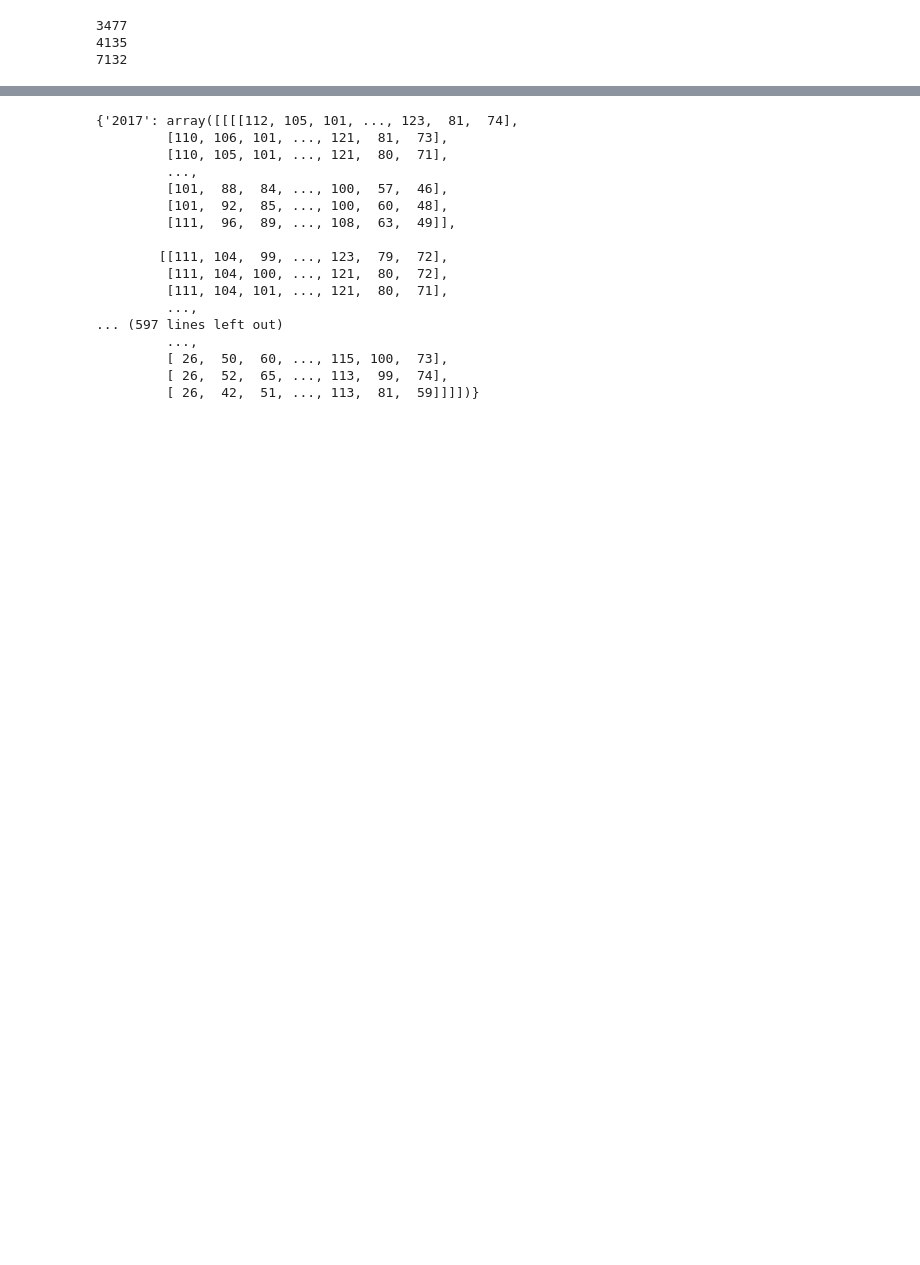
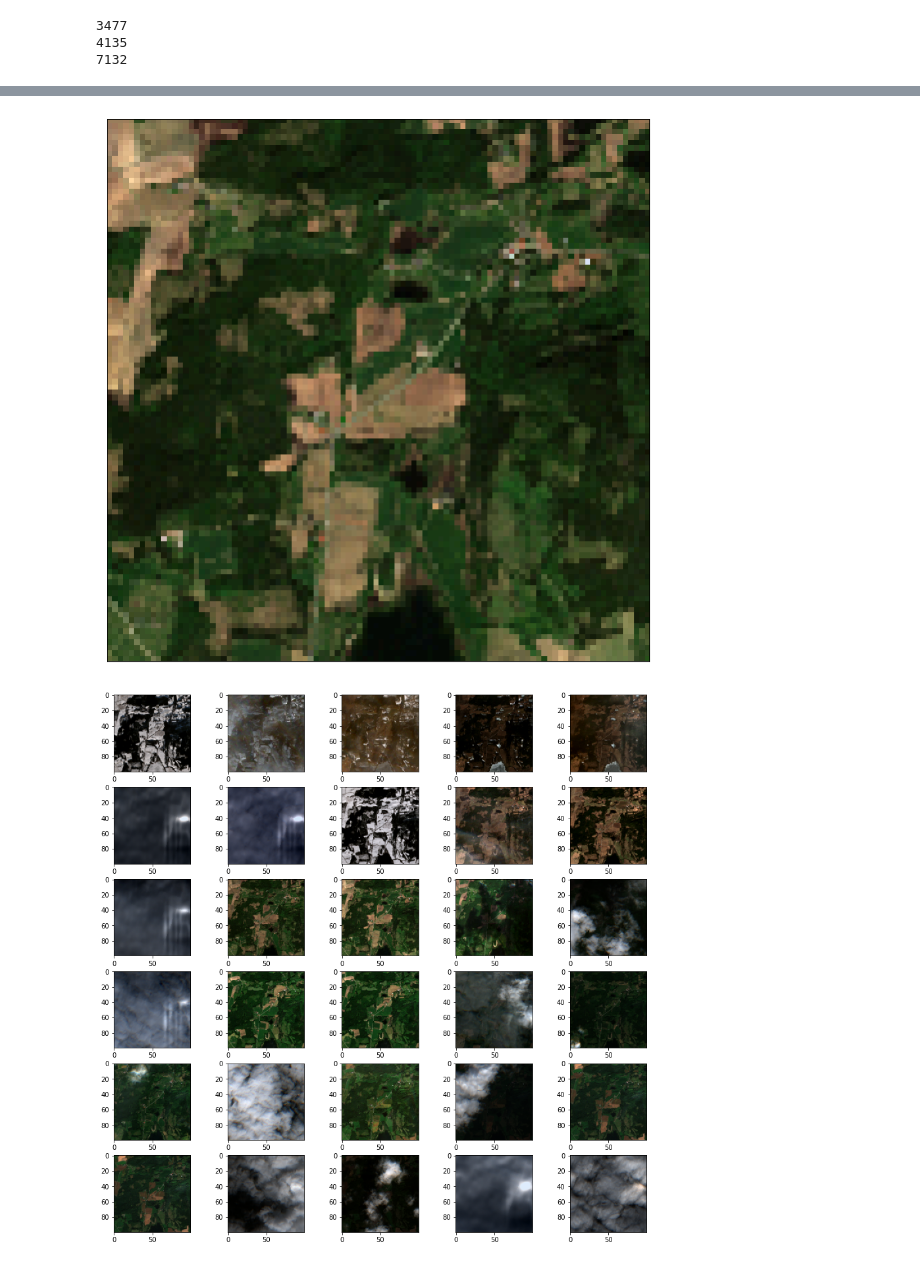
Before and after one commit to Ilumenar/kornmo-master-thesis, a Jupyter notebook: notebooks/data_exploration.ipynb, the cells around one changed output, grey strips where cells are left out. Drawn from its saved outputs; the diff is of its cells as text; code cells hidden in the pictures; blank space fills up the shorter version.

```diff
--- a/notebooks/data_exploration.ipynb
+++ b/notebooks/data_exploration.ipynb
@@ -41,7 +32,7 @@ import matplotlib.pyplot as plt
 import numpy as np
 import scipy.ndimage
 
-test_orgnr = '811555762'
+test_orgnr = '870256582'
 
 
 #print(list(sat_images.keys()))
@@ -55,14 +46,14 @@ plot_image(img)
 
 
 
-plt.imsave(test_orgnr + '.png', img)
-# w = h = 15
-# fig = plt.figure(figsize=(15, 15))
-# columns = 5
-# rows = 6
-# for i in range(0, columns*rows):
-#     img = np.random.randint(10, size=(h,w))
-#     fig.add_subplot(rows, columns, i + 1)
-#     plt.imshow(to_rgb(images[i]))
-# plt.show()
+#plt.imsave(test_orgnr + '.png', img)
+w = h = 15
+fig = plt.figure(figsize=(15, 15))
+columns = 5
+rows = 6
+for i in range(0, columns*rows):
+    img = np.random.randint(10, size=(h,w))
+    fig.add_subplot(rows, columns, i + 1)
+    plt.imshow(to_rgb(images[i]))
+plt.show()
 # %% [output]
@@ -191,24 +160,21 @@ print(type(gdf.iloc[0]['geometry']))
 # %%
-from read_sat_images import get_images_by_orgnr
+from satellite_images import get_images_by_orgnr
 
-images = get_images_by_orgnr('969482789')
+images = get_images_by_orgnr('970391959')
 
-print(images)
+images = images['2017']
+
+plot_image(to_rgb(images[12]))
+plt.imsave('970391959.png', to_rgb(images[12]))
+w = h = 15
+fig = plt.figure(figsize=(15, 15))
+columns = 5
+rows = 6
+for i in range(0, columns*rows):
+    img = np.random.randint(10, size=(h,w))
+    fig.add_subplot(rows, columns, i + 1)
+    plt.imshow(to_rgb(images[i]))
+plt.show()
 # %% [output]
-{'2017': array([[[[112, 105, 101, ..., 123,  81,  74],
-         [110, 106, 101, ..., 121,  81,  73],
-         [110, 105, 101, ..., 121,  80,  71],
-         ...,
-         [101,  88,  84, ..., 100,  57,  46],
-         [101,  92,  85, ..., 100,  60,  48],
-         [111,  96,  89, ..., 108,  63,  49]],
-
-        [[111, 104,  99, ..., 123,  79,  72],
-         [111, 104, 100, ..., 121,  80,  72],
-         [111, 104, 101, ..., 121,  80,  71],
-         ...,
-... (597 lines left out)
-         ...,
-         [ 26,  50,  60, ..., 115, 100,  73],
-         [ 26,  52,  65, ..., 113,  99,  74],
-         [ 26,  42,  51, ..., 113,  81,  59]]]])}
+[figure, added]
+[figure, added]
```
Also changed, not shown: parts of 16 cells of this notebook, 12 other files.
